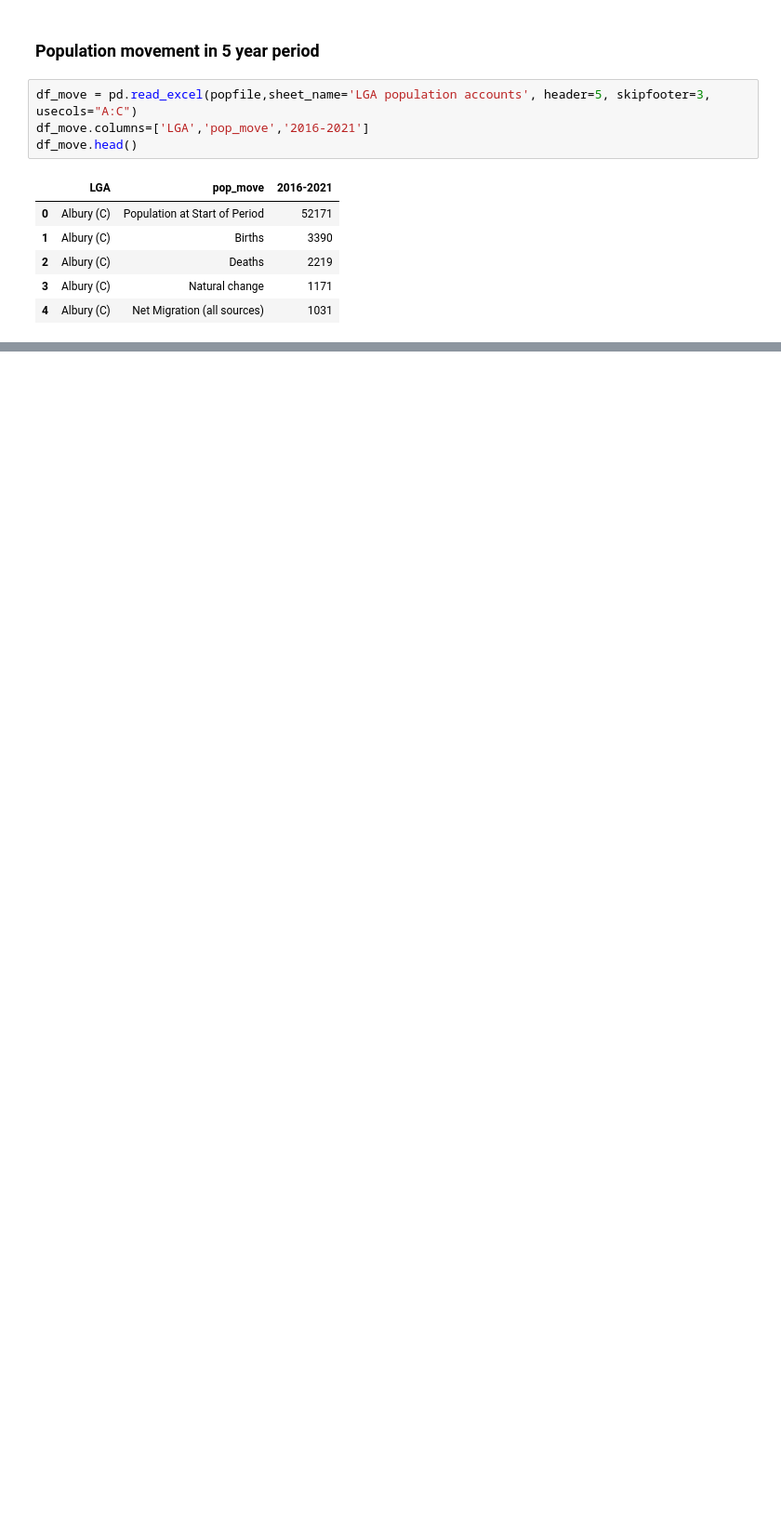
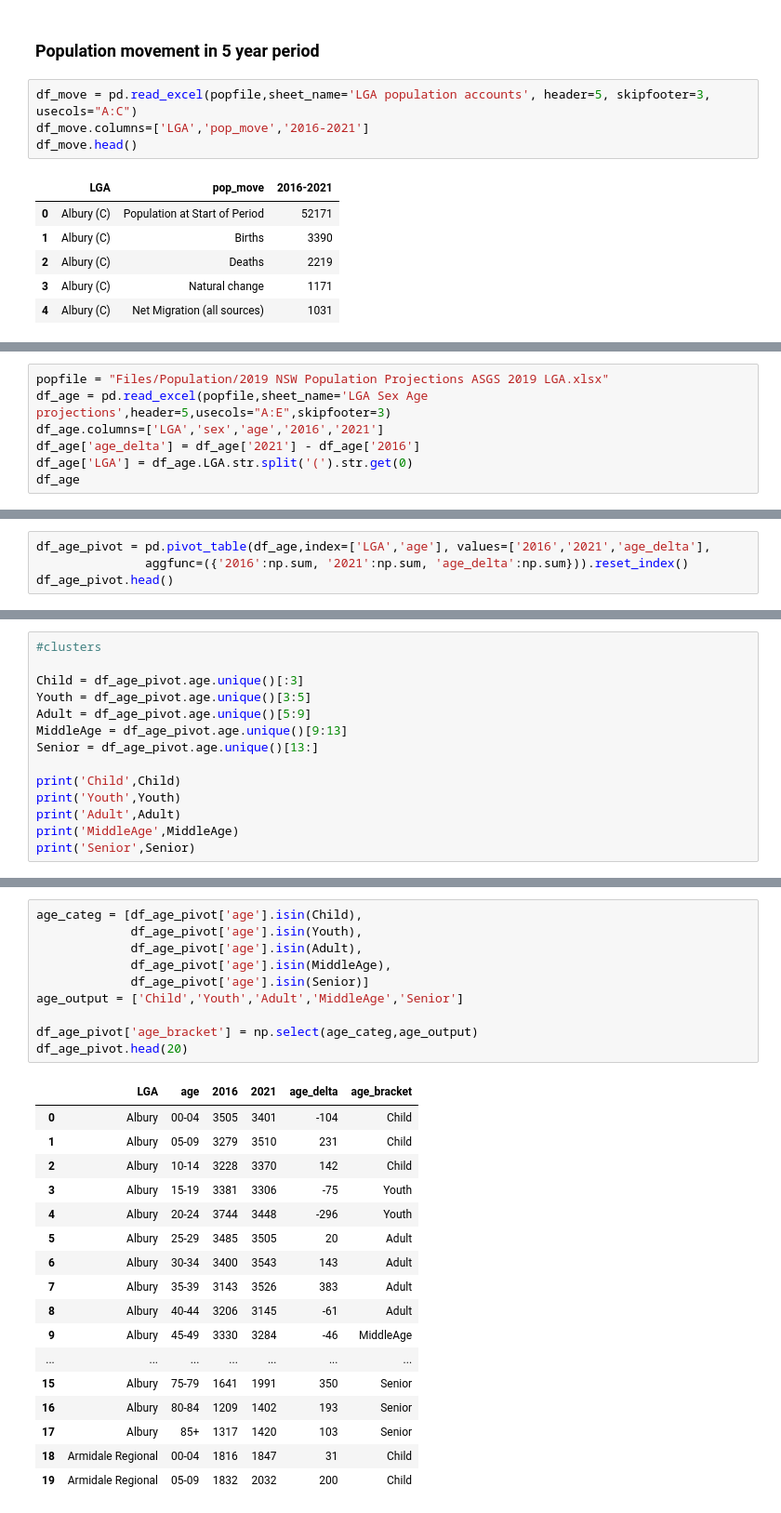
Before and after one commit to walthersy/NSW-house-price, a Jupyter notebook: Ken - Data Cleaning - Population and Construction.ipynb, the cells around one changed output, grey strips where cells are left out. Shown at 93% size. Saved outputs shown, nothing was run; the diff lists cells and outputs as text; blank space fills up the shorter version.

Commit message:
Population age brackets

```diff
--- a/Ken - Data Cleaning - Population and Construction.ipynb
+++ b/Ken - Data Cleaning - Population and Construction.ipynb
@@ -172,0 +178,7 @@ df_move_pivot.head()
+# %%
+popfile = "Files/Population/2019 NSW Population Projections ASGS 2019 LGA.xlsx"
+df_age = pd.read_excel(popfile,sheet_name='LGA Sex Age projections',header=5,usecols="A:E",skipfooter=3)
+df_age.columns=['LGA','sex','age','2016','2021']
+df_age['age_delta'] = df_age['2021'] - df_age['2016']
+df_age['LGA'] = df_age.LGA.str.split('(').str.get(0)
+df_age
@@ -172,0 +199,4 @@ df_move_pivot.head()
+# %%
+df_age_pivot = pd.pivot_table(df_age,index=['LGA','age'], values=['2016','2021','age_delta'],
+               aggfunc=({'2016':np.sum, '2021':np.sum, 'age_delta':np.sum})).reset_index()
+df_age_pivot.head()
@@ -172,0 +223,14 @@ df_move_pivot.head()
+# %%
+#clusters
+
+Child = df_age_pivot.age.unique()[:3]
+Youth = df_age_pivot.age.unique()[3:5]
+Adult = df_age_pivot.age.unique()[5:9]
+MiddleAge = df_age_pivot.age.unique()[9:13]
+Senior = df_age_pivot.age.unique()[13:]
+
+print('Child',Child)
+print('Youth',Youth)
+print('Adult',Adult)
+print('MiddleAge',MiddleAge)
+print('Senior',Senior)
@@ -172,0 +243,28 @@ df_move_pivot.head()
+# %%
+age_categ = [df_age_pivot['age'].isin(Child),
+             df_age_pivot['age'].isin(Youth),
+             df_age_pivot['age'].isin(Adult),
+             df_age_pivot['age'].isin(MiddleAge),
+             df_age_pivot['age'].isin(Senior)]
+age_output = ['Child','Youth','Adult','MiddleAge','Senior']
+
+df_age_pivot['age_bracket'] = np.select(age_categ,age_output)
+df_age_pivot.head(20)
+# %% [output]
+|  | LGA | age | 2016 | 2021 | age_delta | age_bracket |
+| 0 | Albury | 00-04 | 3505 | 3401 | -104 | Child |
+| 1 | Albury | 05-09 | 3279 | 3510 | 231 | Child |
+| 2 | Albury | 10-14 | 3228 | 3370 | 142 | Child |
+| 3 | Albury | 15-19 | 3381 | 3306 | -75 | Youth |
+| 4 | Albury | 20-24 | 3744 | 3448 | -296 | Youth |
+| 5 | Albury | 25-29 | 3485 | 3505 | 20 | Adult |
+| 6 | Albury | 30-34 | 3400 | 3543 | 143 | Adult |
+| 7 | Albury | 35-39 | 3143 | 3526 | 383 | Adult |
+| 8 | Albury | 40-44 | 3206 | 3145 | -61 | Adult |
+| 9 | Albury | 45-49 | 3330 | 3284 | -46 | MiddleAge |
+| ... | ... | ... | ... | ... | ... | ... |
+| 15 | Albury | 75-79 | 1641 | 1991 | 350 | Senior |
+| 16 | Albury | 80-84 | 1209 | 1402 | 193 | Senior |
+| 17 | Albury | 85+ | 1317 | 1420 | 103 | Senior |
+| 18 | Armidale Regional | 00-04 | 1816 | 1847 | 31 | Child |
+| 19 | Armidale Regional | 05-09 | 1832 | 2032 | 200 | Child |
```
Also changed, not shown: parts of 9 cells of this notebook.
